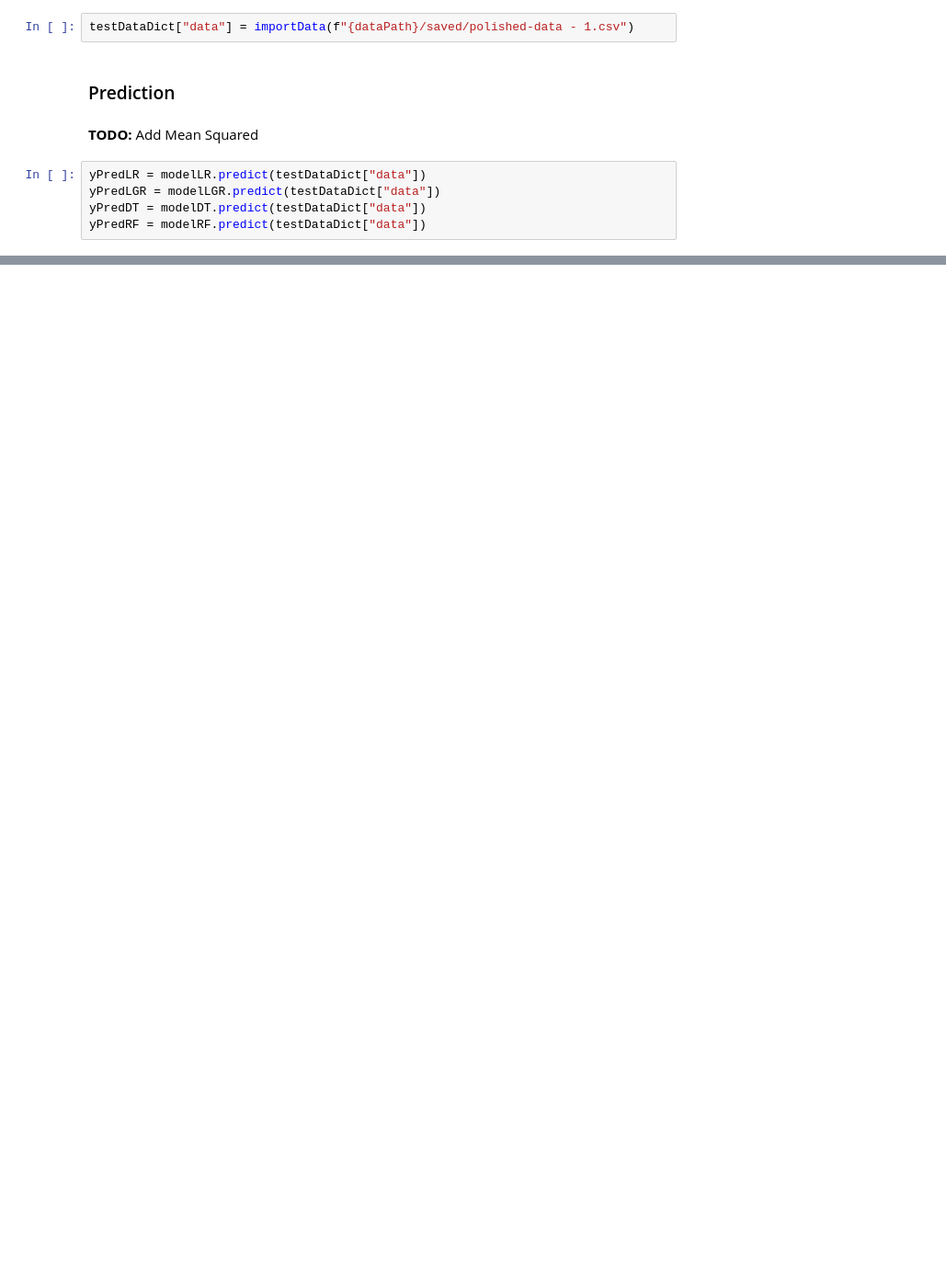
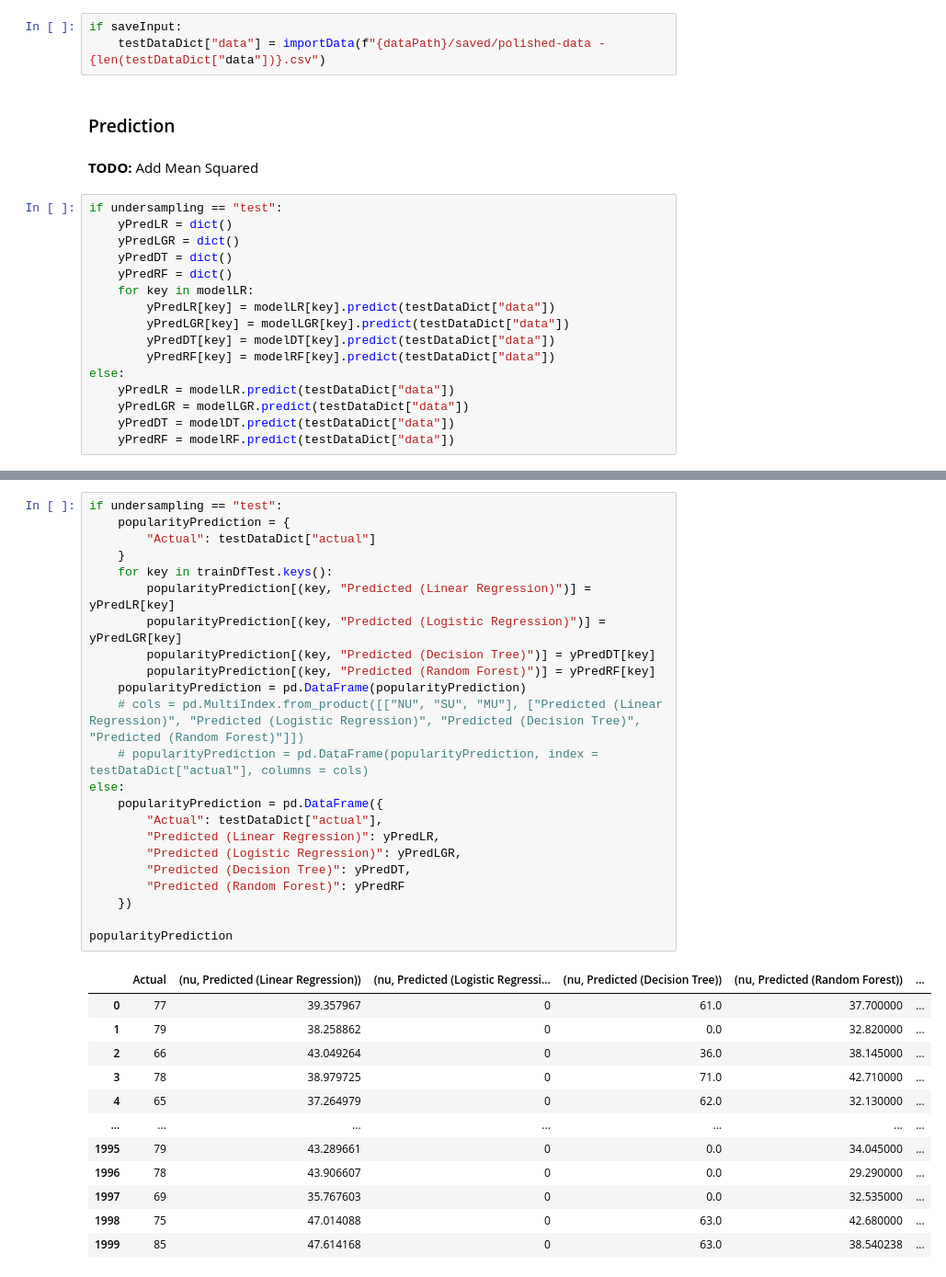
Before and after one commit to Virus5600/CCMACLRL_FINAL_PROJECT_COM222ML, a Jupyter notebook: main.ipynb, the cells around one changed output, grey strips where cells are left out. Shown at 92% size. Drawn from its saved outputs; the diff is of its cells as text; blank space fills up the shorter version.

```diff
--- a/main.ipynb
+++ b/main.ipynb
@@ -1397,14 +1835,26 @@ testDataDict["data"].to_csv(f"{dataPath}/saved/polished-data - {len(testDataDict
 
 Load the CSV data here.
 # %%
-testDataDict["data"] = importData(f"{dataPath}/saved/polished-data - 1.csv")
+if saveInput:
+    testDataDict["data"] = importData(f"{dataPath}/saved/polished-data - {len(testDataDict["data"])}.csv")
 # %% [markdown]
 ### Prediction
 # %% [markdown]
 **TODO:** Add Mean Squared
 # %%
-yPredLR = modelLR.predict(testDataDict["data"])
-yPredLGR = modelLGR.predict(testDataDict["data"])
-yPredDT = modelDT.predict(testDataDict["data"])
-yPredRF = modelRF.predict(testDataDict["data"])
+if undersampling == "test":
+    yPredLR = dict()
+    yPredLGR = dict()
+    yPredDT = dict()
+    yPredRF = dict()
+    for key in modelLR:
+        yPredLR[key] = modelLR[key].predict(testDataDict["data"])
+        yPredLGR[key] = modelLGR[key].predict(testDataDict["data"])
+        yPredDT[key] = modelDT[key].predict(testDataDict["data"])
+        yPredRF[key] = modelRF[key].predict(testDataDict["data"])
+else:
+    yPredLR = modelLR.predict(testDataDict["data"])
+    yPredLGR = modelLGR.predict(testDataDict["data"])
+    yPredDT = modelDT.predict(testDataDict["data"])
+    yPredRF = modelRF.predict(testDataDict["data"])
 # %%
@@ -1431,0 +1967,36 @@ popularityPrediction
+# %%
+if undersampling == "test":
+    popularityPrediction = {
+        "Actual": testDataDict["actual"]
+    }
+    for key in trainDfTest.keys():
+        popularityPrediction[(key, "Predicted (Linear Regression)")] = yPredLR[key]
+        popularityPrediction[(key, "Predicted (Logistic Regression)")] = yPredLGR[key]
+        popularityPrediction[(key, "Predicted (Decision Tree)")] = yPredDT[key]
+        popularityPrediction[(key, "Predicted (Random Forest)")] = yPredRF[key]
+    popularityPrediction = pd.DataFrame(popularityPrediction)
+    # cols = pd.MultiIndex.from_product([["NU", "SU", "MU"], ["Predicted (Linear Regression)", "Predicted (Logistic Regression)", "Predicted (Decision Tree)", "Predicted (Random Forest)"]])
+    # popularityPrediction = pd.DataFrame(popularityPrediction, index = testDataDict["actual"], columns = cols)
+else:
+    popularityPrediction = pd.DataFrame({
+        "Actual": testDataDict["actual"],
+        "Predicted (Linear Regression)": yPredLR,
+        "Predicted (Logistic Regression)": yPredLGR,
+        "Predicted (Decision Tree)": yPredDT,
+        "Predicted (Random Forest)": yPredRF
+    })
+
+popularityPrediction
+# %% [output]
+|  | Actual | (nu, Predicted (Linear Regression)) | (nu, Predicted (Logistic Regressi... | (nu, Predicted (Decision Tree)) | (nu, Predicted (Random Forest)) | ... |
+| 0 | 77 | 39.357967 | 0 | 61.0 | 37.700000 | ... |
+| 1 | 79 | 38.258862 | 0 | 0.0 | 32.820000 | ... |
+| 2 | 66 | 43.049264 | 0 | 36.0 | 38.145000 | ... |
+| 3 | 78 | 38.979725 | 0 | 71.0 | 42.710000 | ... |
+| 4 | 65 | 37.264979 | 0 | 62.0 | 32.130000 | ... |
+| ... | ... | ... | ... | ... | ... | ... |
+| 1995 | 79 | 43.289661 | 0 | 0.0 | 34.045000 | ... |
+| 1996 | 78 | 43.906607 | 0 | 0.0 | 29.290000 | ... |
+| 1997 | 69 | 35.767603 | 0 | 0.0 | 32.535000 | ... |
+| 1998 | 75 | 47.014088 | 0 | 63.0 | 42.680000 | ... |
+| 1999 | 85 | 47.614168 | 0 | 63.0 | 38.540238 | ... |
```
Also changed, not shown: parts of 57 cells of this notebook, 6 other files.
